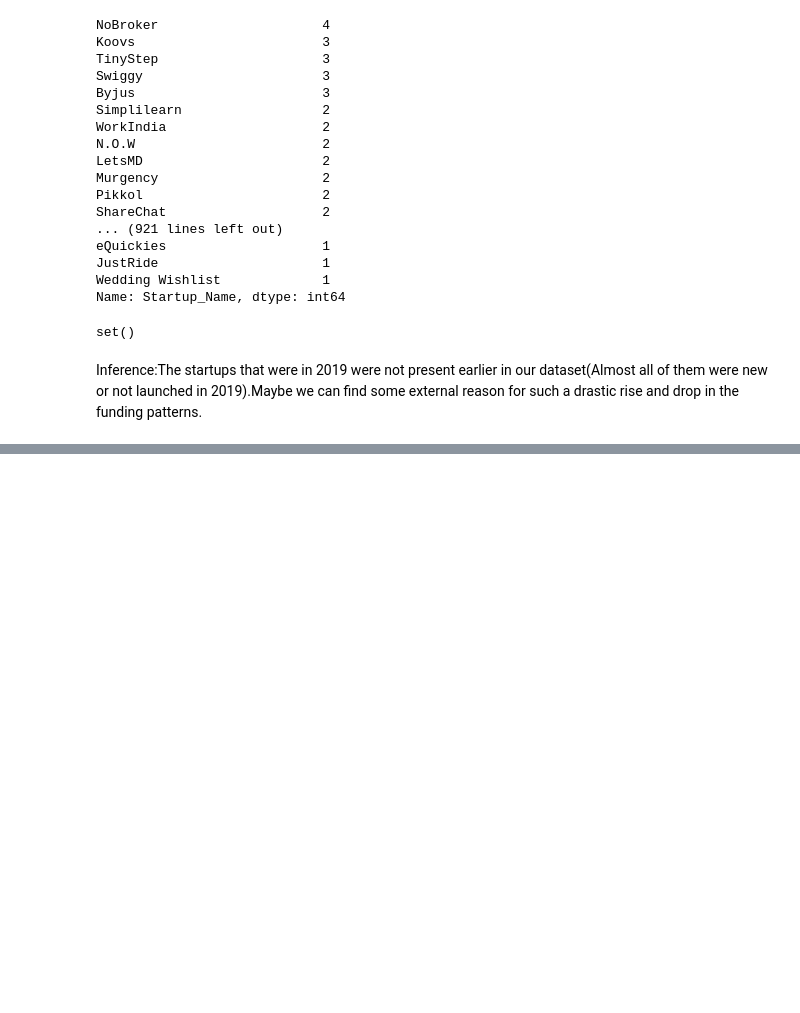
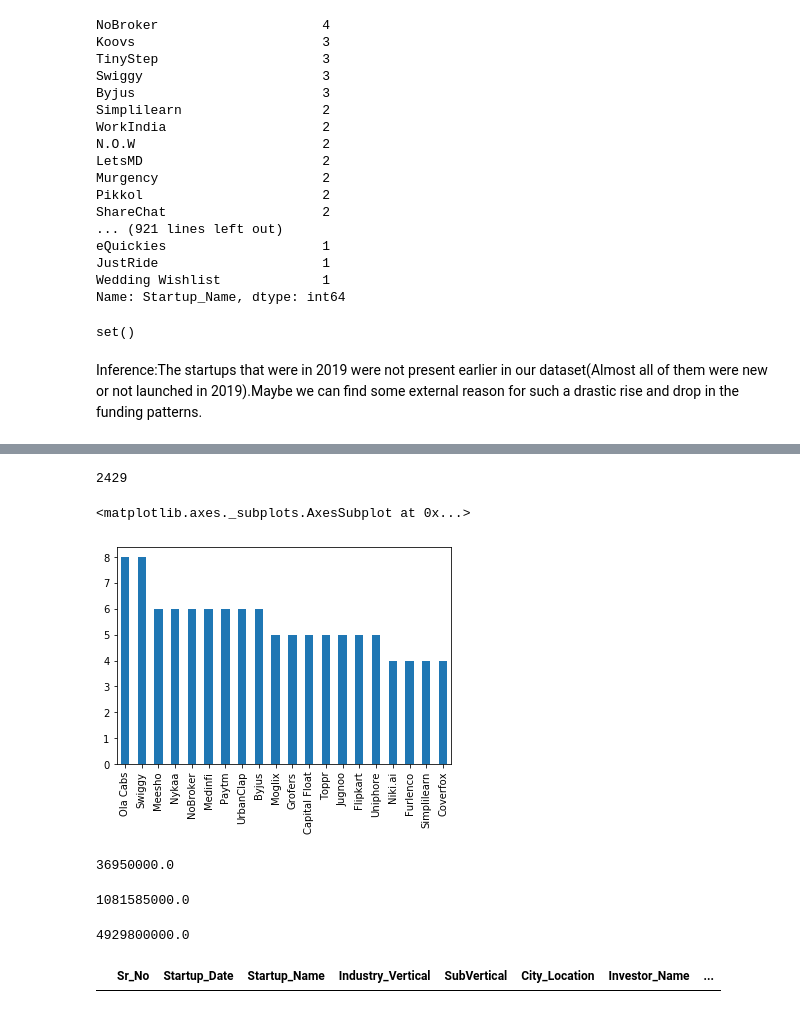
Before and after one commit to blaine12100/Indian-Startup-Funding-Analysis, a Jupyter notebook: Indian Startup Funding Insights.ipynb, the cells around one changed output, grey strips where cells are left out. Cells and saved outputs as stored; diff of their text form; code cells hidden in the pictures; blank space fills up the shorter version.

```diff
--- a/Indian Startup Funding Insights.ipynb
+++ b/Indian Startup Funding Insights.ipynb
@@ -360,0 +451,39 @@ Inference:The startups that were in 2019 were not present earlier in our dataset
+# %%
+len(name_data.Startup_Name.unique())
+# %% [output]
+2429
+# %%
+"""In case you were wondering how we have Ola Cabs and Ola separately,it's because they are 2 separate organisations altogether.Kind of like Alphabet and Google"""
+
+name_data.Startup_Name.value_counts().head(20).plot(kind='bar')
+# %% [output]
+<matplotlib.axes._subplots.AxesSubplot at 0x...>
+[figure, added]
+# %%
+'''Finding Startups with The words Ai,.com,kart,eat etc in the title'''
+
+name_data['Ai_in_Name']=name_data.Startup_Name.str.find('.ai')
+ai_data=name_data.loc[name_data.Ai_in_Name!=-1]
+ai_data.Amount_in_USD.sum()
+# %% [output]
+36950000.0
+# %%
+name_data['com_in_Name']=name_data.Startup_Name.str.find('.com')
+com_data=name_data.loc[name_data.com_in_Name!=-1]
+
+com_data.Amount_in_USD.sum()
+# %% [output]
+1081585000.0
+# %%
+name_data['kart_in_Name']=name_data.Startup_Name.str.find('kart')
+kart_data=name_data.loc[name_data.kart_in_Name!=-1]
+kart_data.Amount_in_USD.sum()
+# %% [output]
+4929800000.0
+# %%
+'''No Startup has the word food in them which i thought should be a common word for many food/health/wellness based startups'''
+
+name_data['food_in_Name']=name_data.Startup_Name.str.find('food')
+name_data.loc[name_data.food_in_Name!=-1]
+# %% [output]
+|  | Sr_No | Startup_Date | Startup_Name | Industry_Vertical | SubVertical | City_Location | Investor_Name | ... |
```
Also changed, not shown: parts of 32 cells of this notebook.
